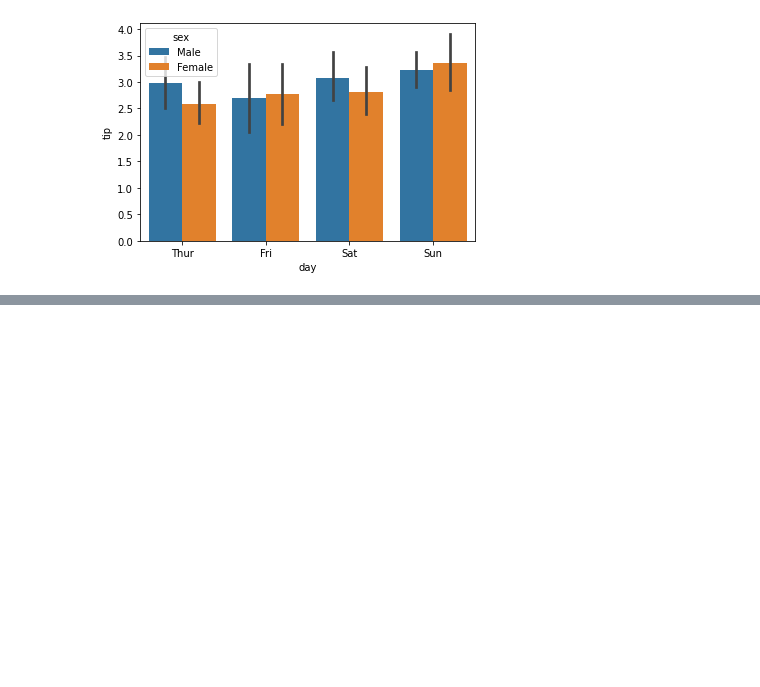
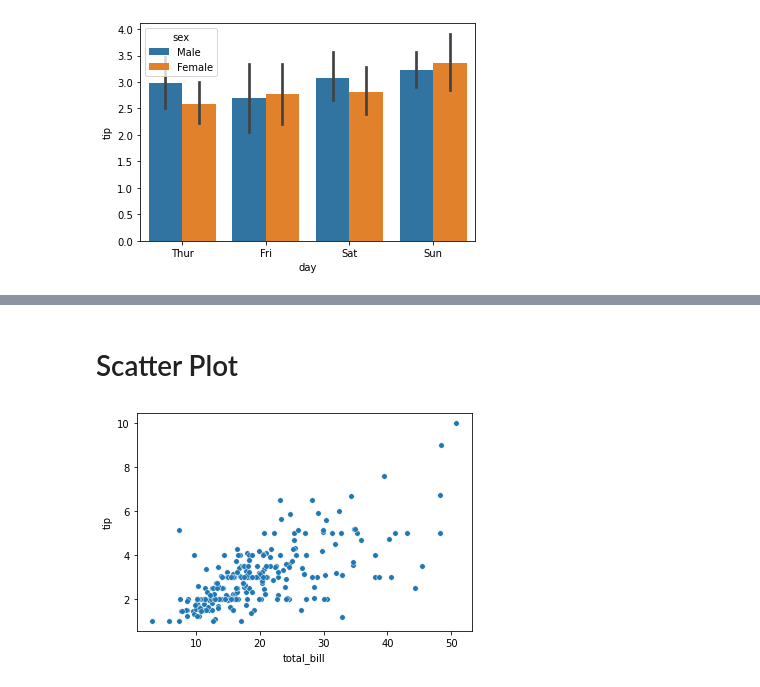
Before and after one commit to JakeOh/202105_itw_bd26, a Jupyter notebook: lab_da/da06_seaborn.ipynb, the cells around one changed output, grey strips where cells are left out. Drawn from its saved outputs; the diff is of its cells as text; code cells hidden in the pictures; blank space fills up the shorter version.

```diff
--- a/lab_da/da06_seaborn.ipynb
+++ b/lab_da/da06_seaborn.ipynb
@@ -161,0 +162,8 @@ plt.show()
+# %% [markdown]
+# Scatter Plot
+# %%
+# tip ~ total_bill
+sns.scatterplot(x='total_bill', y='tip', data=tips, s=30)
+plt.show()
+# %% [output]
+[figure, added]
```
Also changed, not shown: parts of 14 cells of this notebook.
